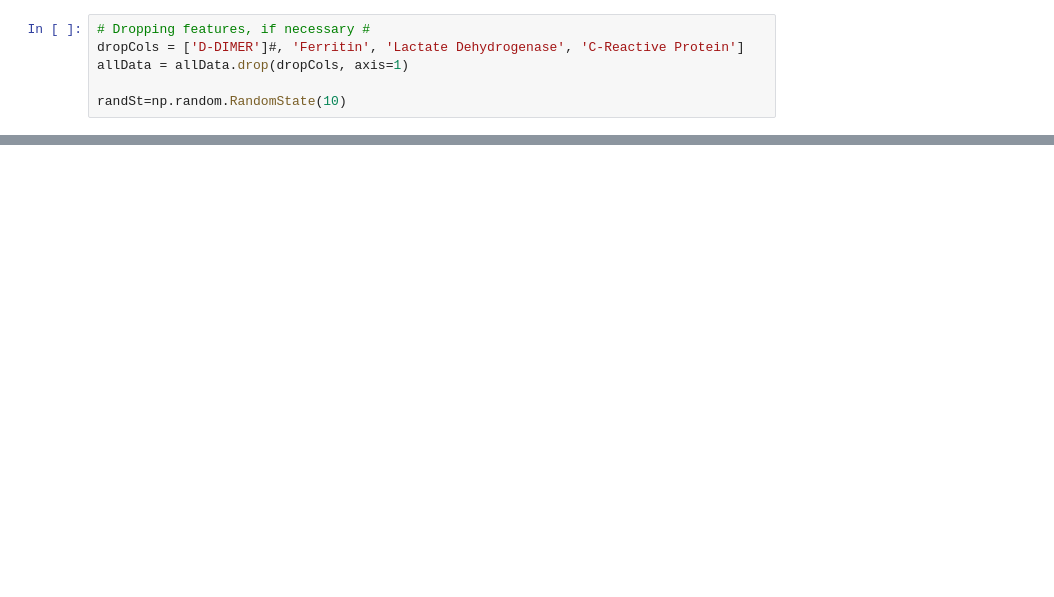
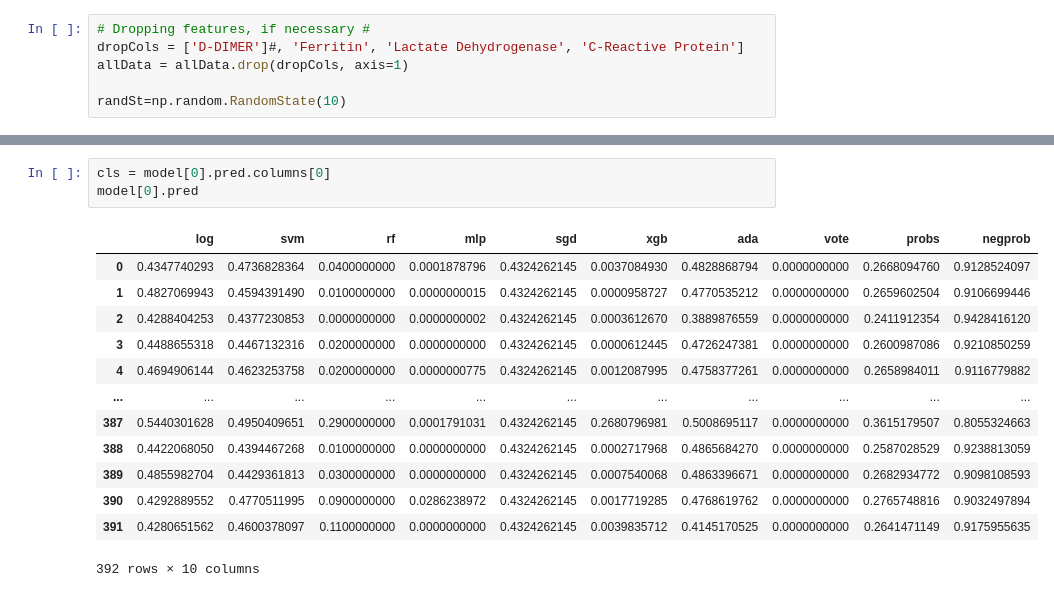
Before and after one commit to Pairas92/Covid19Proxy, a Jupyter notebook: Covid Proxy Pipeline Final Git.ipynb, the cells around one changed output, grey strips where cells are left out. Drawn from its saved outputs; the diff is of its cells as text; blank space fills up the shorter version.

```diff
--- a/Covid Proxy Pipeline Final Git.ipynb
+++ b/Covid Proxy Pipeline Final Git.ipynb
@@ -198,0 +414,17 @@ viz_utils.plot_results(y_vectors['full']['y_test'], y_vectors['full']['y_prob'],
+# %%
+cls = model[0].pred.columns[0]
+model[0].pred
+# %% [output]
+|  | log | svm | rf | mlp | sgd | xgb | ada | vote | probs | negprob |
+| 0 | 0.4347740293 | 0.4736828364 | 0.0400000000 | 0.0001878796 | 0.4324262145 | 0.0037084930 | 0.4828868794 | 0.0000000000 | 0.2668094760 | 0.9128524097 |
+| 1 | 0.4827069943 | 0.4594391490 | 0.0100000000 | 0.0000000015 | 0.4324262145 | 0.0000958727 | 0.4770535212 | 0.0000000000 | 0.2659602504 | 0.9106699446 |
+| 2 | 0.4288404253 | 0.4377230853 | 0.0000000000 | 0.0000000002 | 0.4324262145 | 0.0003612670 | 0.3889876559 | 0.0000000000 | 0.2411912354 | 0.9428416120 |
+| 3 | 0.4488655318 | 0.4467132316 | 0.0200000000 | 0.0000000000 | 0.4324262145 | 0.0000612445 | 0.4726247381 | 0.0000000000 | 0.2600987086 | 0.9210850259 |
+| 4 | 0.4694906144 | 0.4623253758 | 0.0200000000 | 0.0000000775 | 0.4324262145 | 0.0012087995 | 0.4758377261 | 0.0000000000 | 0.2658984011 | 0.9116779882 |
+| ... | ... | ... | ... | ... | ... | ... | ... | ... | ... | ... |
+| 387 | 0.5440301628 | 0.4950409651 | 0.2900000000 | 0.0001791031 | 0.4324262145 | 0.2680796981 | 0.5008695117 | 0.0000000000 | 0.3615179507 | 0.8055324663 |
+| 388 | 0.4422068050 | 0.4394467268 | 0.0100000000 | 0.0000000000 | 0.4324262145 | 0.0002717968 | 0.4865684270 | 0.0000000000 | 0.2587028529 | 0.9238813059 |
+| 389 | 0.4855982704 | 0.4429361813 | 0.0300000000 | 0.0000000000 | 0.4324262145 | 0.0007540068 | 0.4863396671 | 0.0000000000 | 0.2682934772 | 0.9098108593 |
+| 390 | 0.4292889552 | 0.4770511995 | 0.0900000000 | 0.0286238972 | 0.4324262145 | 0.0017719285 | 0.4768619762 | 0.0000000000 | 0.2765748816 | 0.9032497894 |
+| 391 | 0.4280651562 | 0.4600378097 | 0.1100000000 | 0.0000000000 | 0.4324262145 | 0.0039835712 | 0.4145170525 | 0.0000000000 | 0.2641471149 | 0.9175955635 |
+392 rows × 10 columns
```
Also changed, not shown: parts of 20 cells of this notebook, 1 other file.
